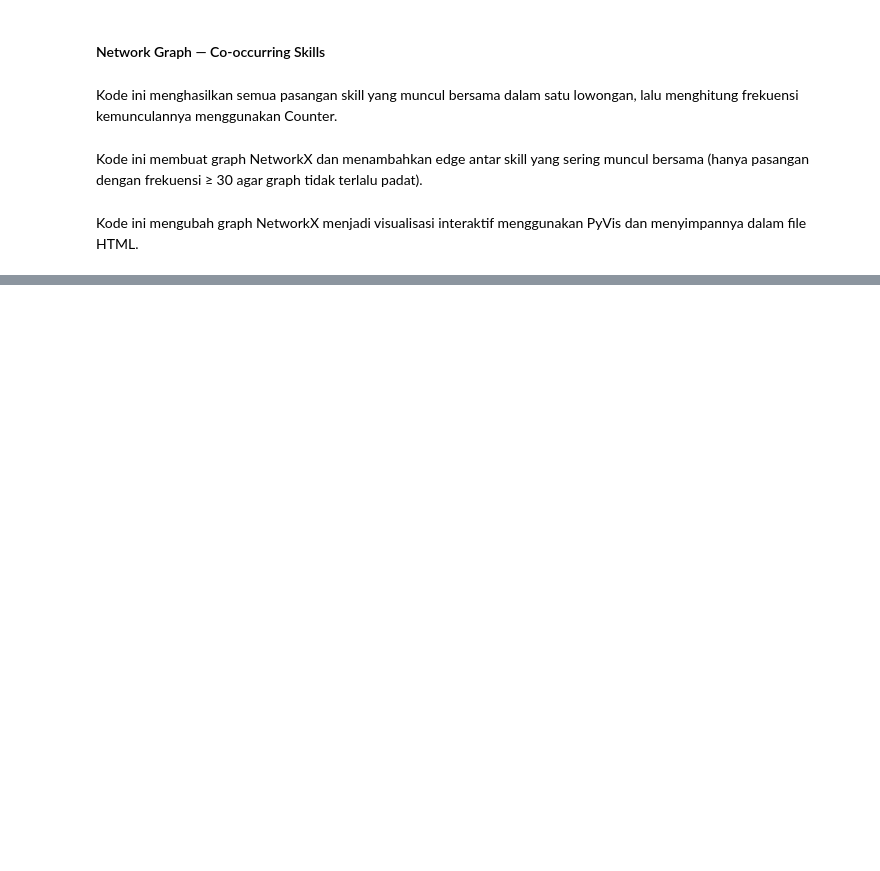
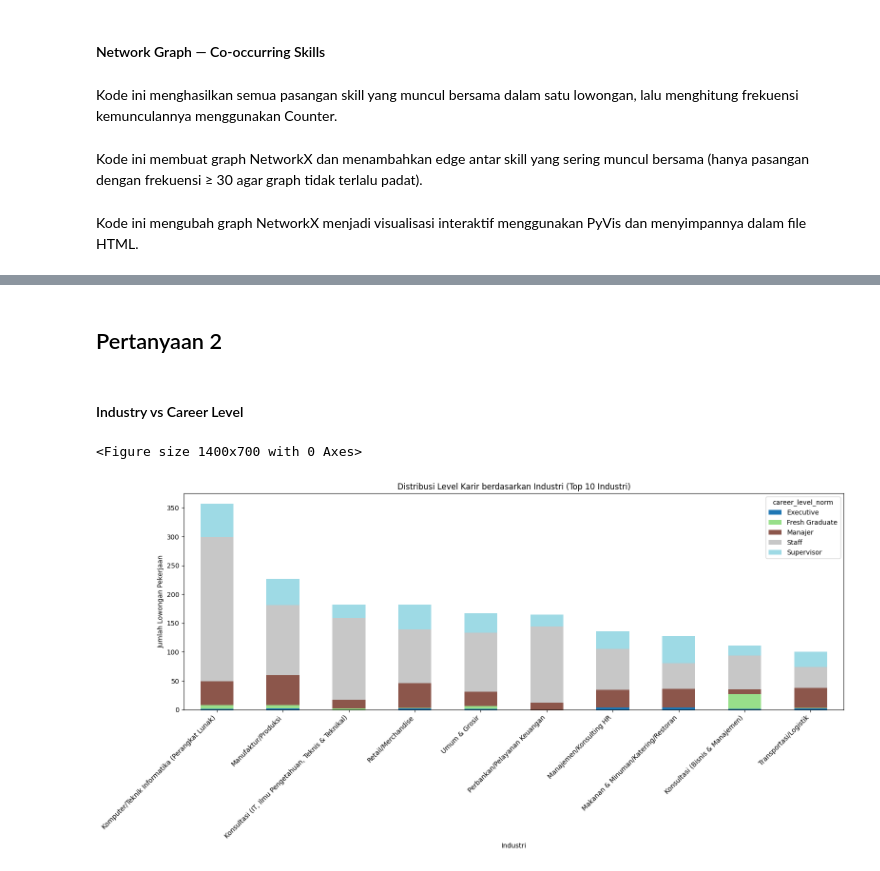
Before and after one commit to muhanangmahrub/Career-Path-Navigator, a Jupyter notebook: notebooks/anang/EDA & Visualization.ipynb, the cells around one changed output, grey strips where cells are left out. Saved outputs shown, nothing was run; the diff lists cells and outputs as text; code cells hidden in the pictures; blank space fills up the shorter version.

Commit message:
add visualization for business question no 2

```diff
--- a/notebooks/anang/EDA & Visualization.ipynb
+++ b/notebooks/anang/EDA & Visualization.ipynb
@@ -410,3 +539,30 @@ net.show("skill_network.html")
 Warning: When  cdn_resources is 'local' jupyter notebook has issues displaying graphics on chrome/safari. Use cdn_resources='in_line' or cdn_resources='remote' if you have issues viewing graphics in a ...
 skill_network.html
 [interactive output not drawn]
+# %% [markdown]
+## Pertanyaan 2
+# %% [markdown]
+#### Industry vs Career Level
+# %%
+plt.figure(figsize=(14, 7))
+career_industry = final_df.groupby(
+    ["company_industry", "career_level_norm"]
+).size().unstack(fill_value=0)
+top10_industries = career_industry.sum(axis=1).sort_values(ascending=False).head(10).index
+career_industry_top10 = career_industry.loc[top10_industries]
+career_industry_top10.plot(
+    kind="bar",
+    stacked=True,
+    figsize=(16, 8),
+    colormap="tab20"
+)
+
+plt.title("Distribusi Level Karir berdasarkan Industri (Top 10 Industri)")
+plt.xlabel("Industri")
+plt.ylabel("Jumlah Lowongan Pekerjaan")
+plt.xticks(rotation=45, ha='right')
+plt.tight_layout()
+plt.show()
+# %% [output]
+<Figure size 1400x700 with 0 Axes>
+[figure, added]
```
Also changed, not shown: parts of 25 cells of this notebook, 1 other file.
